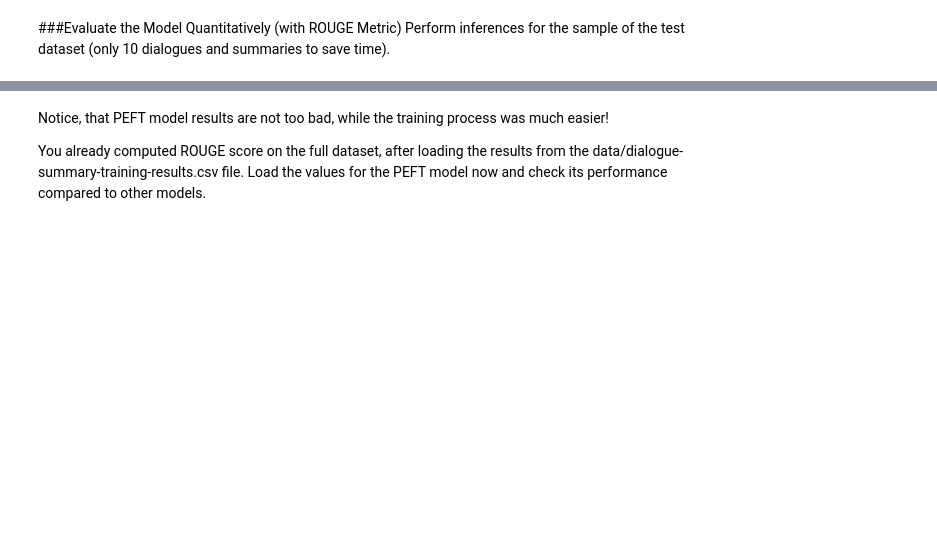
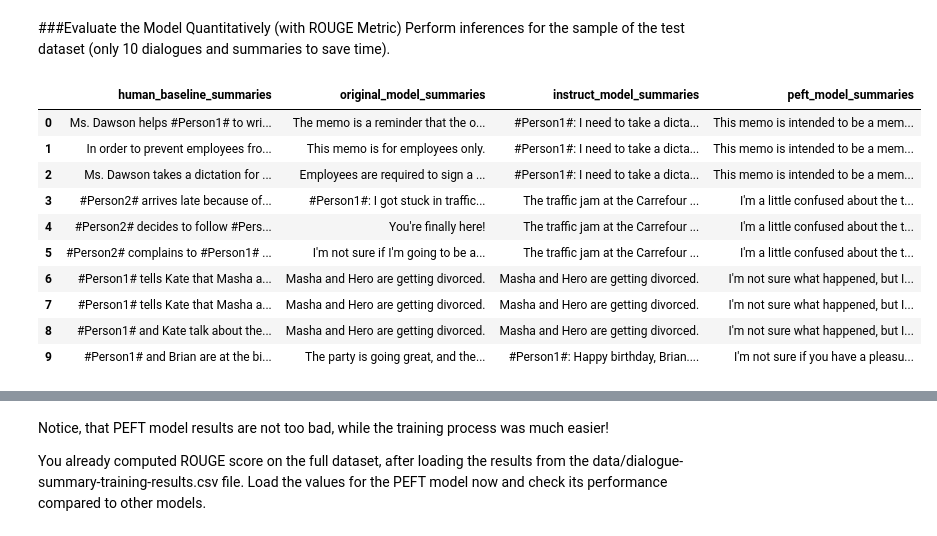
Before and after one commit to GrueneKatze/More-MOOCs, a Jupyter notebook: GenAIwithLLMs/GenAImodel_finetuning.ipynb, the cells around one changed output, grey strips where cells are left out. Drawn from its saved outputs; the diff is of its cells as text; code cells hidden in the pictures; blank space fills up the shorter version.

```diff
--- a/GenAIwithLLMs/GenAImodel_finetuning.ipynb
+++ b/GenAIwithLLMs/GenAImodel_finetuning.ipynb
@@ -503,7 +505,7 @@ peft_model_base = AutoModelForSeq2SeqLM.from_pretrained("google/flan-t5-base", t
 tokenizer = AutoTokenizer.from_pretrained("google/flan-t5-base")
 
 peft_model = PeftModel.from_pretrained(peft_model_base,
-                                       './peft-dialogue-summary-checkpoint-from-s3/',
+                                       '/content/peft-dialogue-summary-checkpoint-from-s3',#'./peft-dialogue-summary-checkpoint-from-s3/',
                                        torch_dtype=torch.bfloat16,
                                        is_trainable=False)
 # %% [markdown]
@@ -526,6 +532,13 @@ Summarize the following conversation.
 Summary: """
 
 input_ids = tokenizer(prompt, return_tensors="pt").input_ids
+
+###
+original_model = original_model.to('cuda')
+instruct_model = instruct_model.to('cuda')
+peft_model = peft_model.to('cuda')
+input_ids = input_ids.to('cuda')
+###
 
 original_model_outputs = original_model.generate(input_ids=input_ids, generation_config=GenerationConfig(max_new_tokens=200, num_beams=1))
 original_model_text_output = tokenizer.decode(original_model_outputs[0], skip_special_tokens=True)
@@ -557,33 +582,52 @@ peft_model_summaries = []
 
 for idx, dialogue in enumerate(dialogues):
     prompt = f"""
 Summarize the following conversation.
 
 {dialogue}
 
 Summary: """
 
     input_ids = tokenizer(prompt, return_tensors="pt").input_ids
+
+    ###
+    original_model = original_model.to('cuda')
+    instruct_model = instruct_model.to('cuda')
+    peft_model = peft_model.to('cuda')
+    input_ids = input_ids.to('cuda')
+    ###
 
     human_baseline_text_output = human_baseline_summaries[idx]
 
     original_model_outputs = original_model.generate(input_ids=input_ids, generation_config=GenerationConfig(max_new_tokens=200))
     original_model_text_output = tokenizer.decode(original_model_outputs[0], skip_special_tokens=True)
 
     instruct_model_outputs = instruct_model.generate(input_ids=input_ids, generation_config=GenerationConfig(max_new_tokens=200))
     instruct_model_text_output = tokenizer.decode(instruct_model_outputs[0], skip_special_tokens=True)
 
     peft_model_outputs = peft_model.generate(input_ids=input_ids, generation_config=GenerationConfig(max_new_tokens=200))
     peft_model_text_output = tokenizer.decode(peft_model_outputs[0], skip_special_tokens=True)
 
     original_model_summaries.append(original_model_text_output)
     instruct_model_summaries.append(instruct_model_text_output)
     peft_model_summaries.append(peft_model_text_output)
 
 zipped_summaries = list(zip(human_baseline_summaries, original_model_summaries, instruct_model_summaries, peft_model_summaries))
 
 df = pd.DataFrame(zipped_summaries, columns = ['human_baseline_summaries', 'original_model_summaries', 'instruct_model_summaries', 'peft_model_summaries'])
 df
+# %% [output]
+|  | human_baseline_summaries | original_model_summaries | instruct_model_summaries | peft_model_summaries |
+| 0 | Ms. Dawson helps #Person1# to wri... | The memo is a reminder that the o... | #Person1#: I need to take a dicta... | This memo is intended to be a mem... |
+| 1 | In order to prevent employees fro... | This memo is for employees only. | #Person1#: I need to take a dicta... | This memo is intended to be a mem... |
+| 2 | Ms. Dawson takes a dictation for ... | Employees are required to sign a ... | #Person1#: I need to take a dicta... | This memo is intended to be a mem... |
+| 3 | #Person2# arrives late because of... | #Person1#: I got stuck in traffic... | The traffic jam at the Carrefour ... | I'm a little confused about the t... |
+| 4 | #Person2# decides to follow #Pers... | You're finally here! | The traffic jam at the Carrefour ... | I'm a little confused about the t... |
+| 5 | #Person2# complains to #Person1# ... | I'm not sure if I'm going to be a... | The traffic jam at the Carrefour ... | I'm a little confused about the t... |
+| 6 | #Person1# tells Kate that Masha a... | Masha and Hero are getting divorced. | Masha and Hero are getting divorced. | I'm not sure what happened, but I... |
+| 7 | #Person1# tells Kate that Masha a... | Masha and Hero are getting divorced. | Masha and Hero are getting divorced. | I'm not sure what happened, but I... |
+| 8 | #Person1# and Kate talk about the... | Masha and Hero are getting divorced. | Masha and Hero are getting divorced. | I'm not sure what happened, but I... |
+| 9 | #Person1# and Brian are at the bi... | The party is going great, and the... | #Person1#: Happy birthday, Brian.... | I'm not sure if you have a pleasu... |
 # %%
 rouge = evaluate.load('rouge')
 
```
Also changed, not shown: parts of 9 cells of this notebook.
